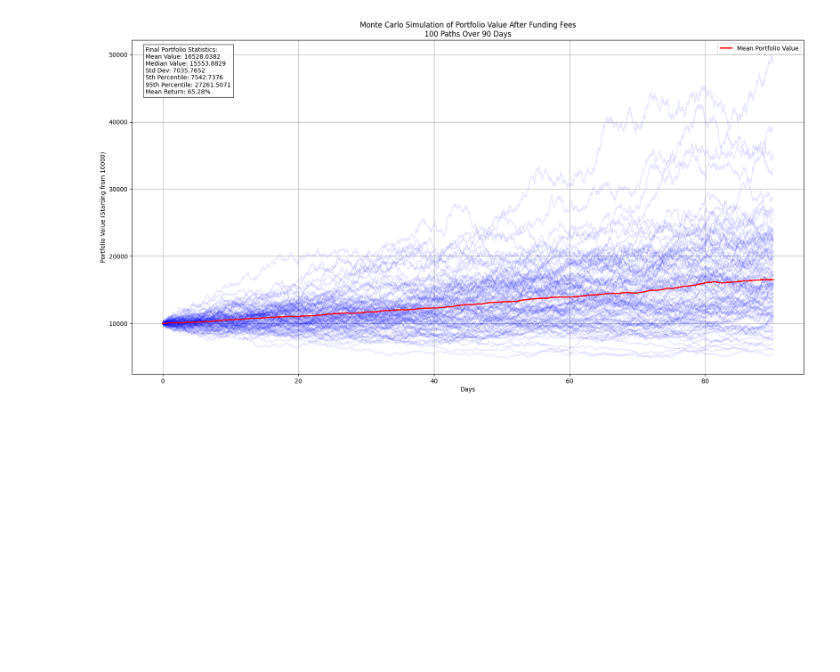
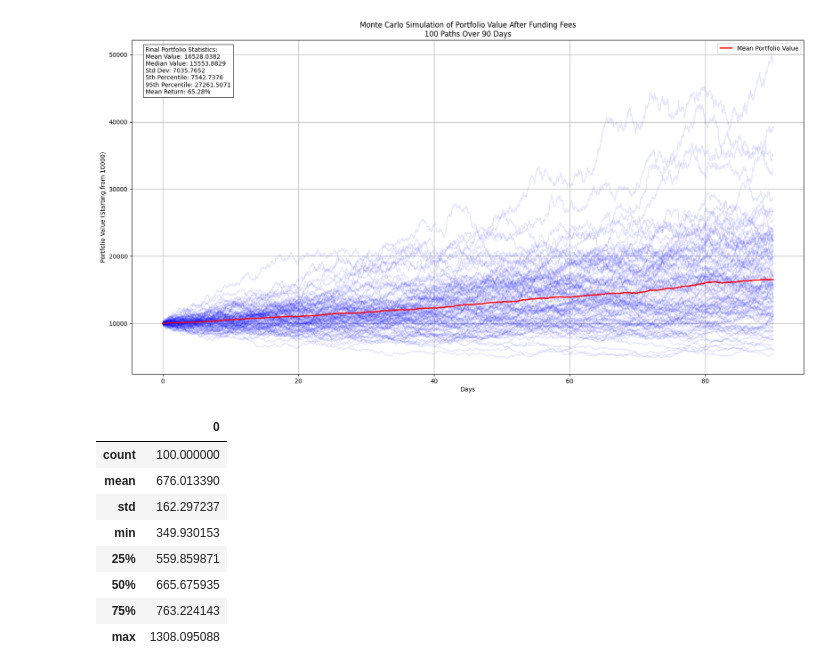
Before and after one commit to ryantjx/stochastic-modelling-of-digital-asset-perpetual-futures, a Jupyter notebook: notebooks/2_fundingandprice.ipynb, the cells around one changed output. Cells and saved outputs as stored; diff of their text form; code cells hidden in the pictures; blank space fills up the shorter version.

```diff
--- a/notebooks/2_fundingandprice.ipynb
+++ b/notebooks/2_fundingandprice.ipynb
@@ -844,7 +838,7 @@ portfolio_values, funding_rates, returns = simulate_portfolio_fundingandreturns(
 # %% [markdown]
 #### Scenario 2: All Funding + Q1 Returns
 # %%
-portfolio_values, funding_rates, returns = simulate_portfolio_fundingandreturns(
+portfolio_values, funding_rates, returns, total_fees = simulate_portfolio_fundingandreturns(
     funding_rates_df=hl_df,
     hourly_funding_col='fundingRate',
     returns_df=df_spot_btc[df_spot_btc['quarter'] == 1].dropna(),
@@ -856,3 +850,15 @@ portfolio_values, funding_rates, returns = simulate_portfolio_fundingandreturns(
 )
 # %% [output]
 [figure]
+# %%
+pd.DataFrame(total_fees).describe()
+# %% [output]
+|  | 0 |
+| count | 100.000000 |
+| mean | 676.013390 |
+| std | 162.297237 |
+| min | 349.930153 |
+| 25% | 559.859871 |
+| 50% | 665.675935 |
+| 75% | 763.224143 |
+| max | 1308.095088 |
```
Also changed, not shown: parts of 3 cells of this notebook.
